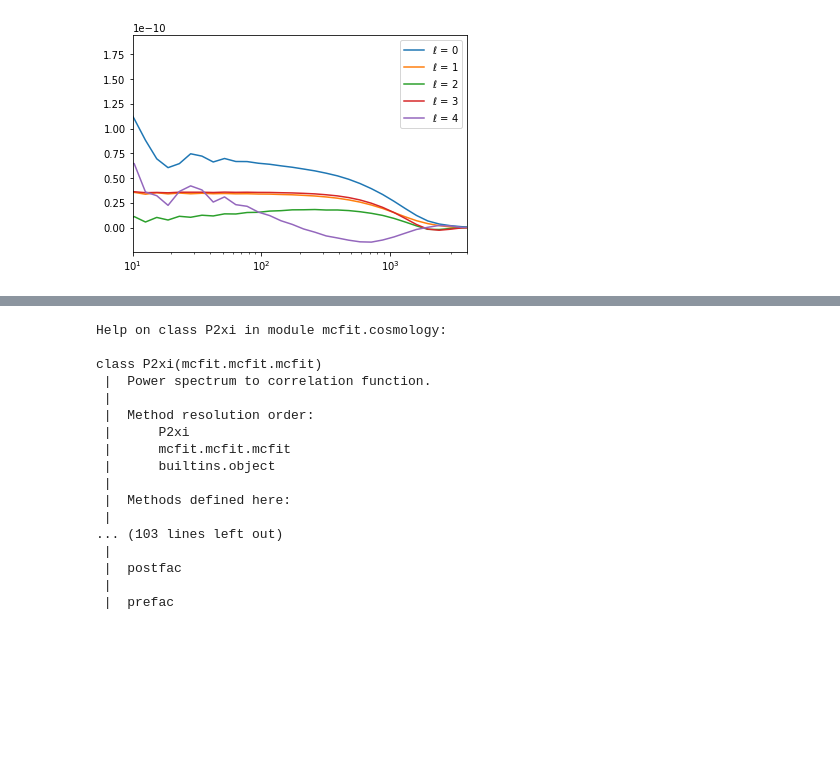
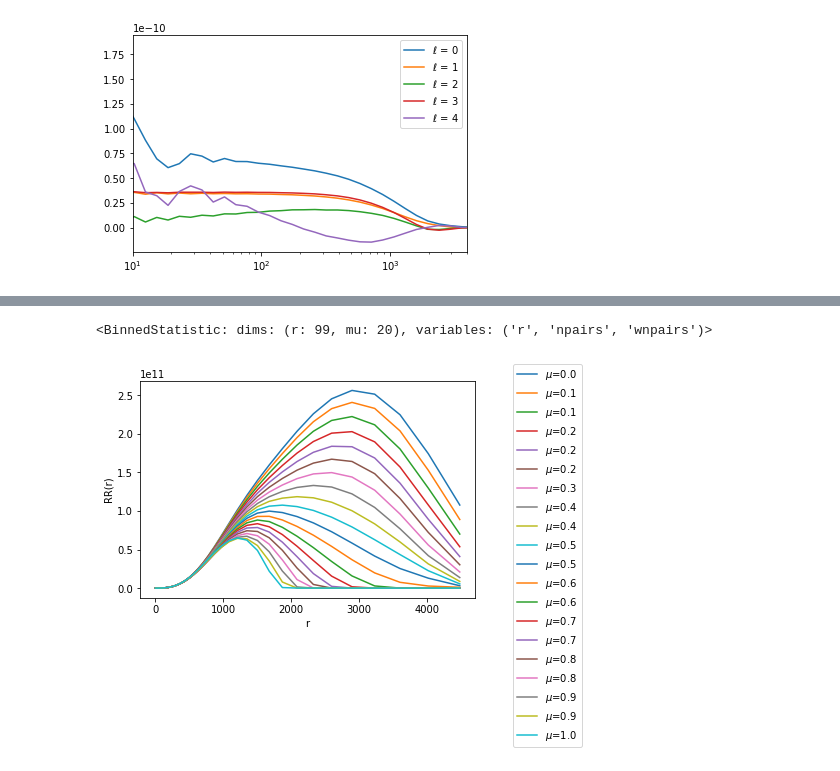
Before and after one commit to mehdirezaie/eboss, a Jupyter notebook: window.ipynb, the cells around one changed output, grey strips where cells are left out. Saved outputs shown, nothing was run; the diff lists cells and outputs as text; code cells hidden in the pictures; blank space fills up the shorter version.

```diff
--- a/window.ipynb
+++ b/window.ipynb
@@ -6,6 +6,8 @@ import matplotlib.pyplot as plt
 import numpy as np
 import fitsio as ft
 from   glob import glob
+# %%
+plt.rc('font', size=20)
 # %%
 #randoms = ft.read('/Volumes/TimeMachine/data/eboss/v6/eBOSS_QSO_clustering_NGC_v6.ran.fits', lower=True)
 randoms = ft.read('/Volumes/TimeMachine/data/eboss/v6/eBOSS_QSO_clustering_NGC_v6_100k.ran.fits', lower=True)
@@ -212,2 +201,0 @@ Klog.size, wius(Klog).size
-# %%
-r, wr = mcfit.P2xi(Klog)(wius(Klog))
@@ -221,20 +202,8 @@ plt.xlim(10, 4e3)
-# %%
-help(mcfit.P2xi)
-# %% [output]
-Help on class P2xi in module mcfit.cosmology:
-
-class P2xi(mcfit.mcfit.mcfit)
- |  Power spectrum to correlation function.
- |
- |  Method resolution order:
- |      P2xi
- |      mcfit.mcfit.mcfit
- |      builtins.object
- |
- |  Methods defined here:
- |
-... (103 lines left out)
- |
- |  postfac
- |
- |  prefac
+# %%
+path2file = '/C/sheejong/Shared/eBOSS_QSO_clustering_NGC_v6.ran'
+# %%
+RR = nb.SurveyDataPairCount.load(path2file)
+# %%
+RR.pairs
+# %% [output]
+<BinnedStatistic: dims: (r: 99, mu: 20), variables: ('r', 'npairs', 'wnpairs')>
@@ -240,0 +216,11 @@ class P2xi(mcfit.mcfit.mcfit)
+# %%
+def plot_RRrmu(RR):
+    for j, mu_j in enumerate(RR.pairs.edges['mu'][:-1]):
+        #print(j)
+        plt.plot(RR.pairs.edges['r'][:-1], RR.pairs['wnpairs'][:, j], label=r'$\mu$=%.1f'%mu_j)
+    plt.legend(bbox_to_anchor=(1.1, 1.1))
+    plt.ylabel('RR(r)')
+    plt.xlabel('r')
+plot_RRrmu(RR)
+# %% [output]
+[figure, added]
```
Also changed, not shown: parts of 15 cells of this notebook.
